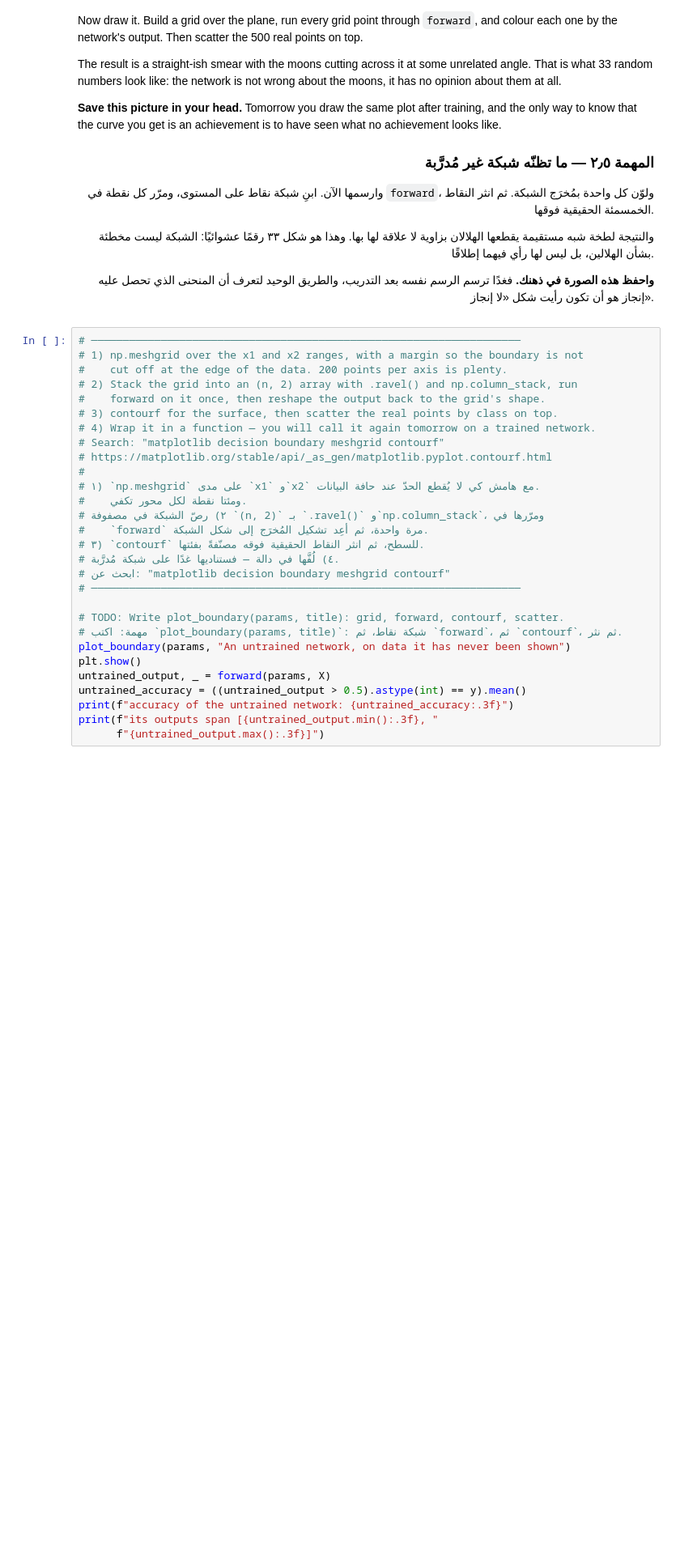
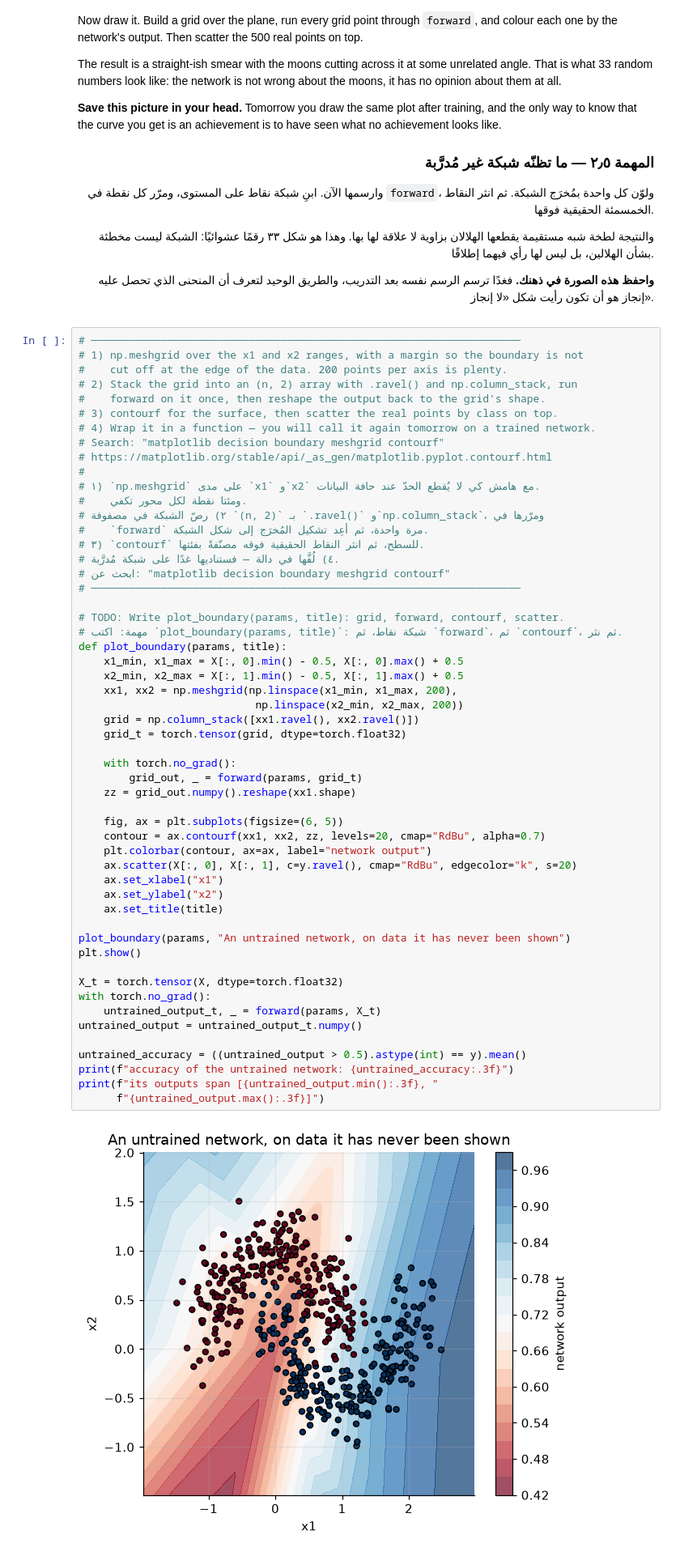
Before and after one commit to 43u0/AIEP_Olo_student, a Jupyter notebook: week_3_neural_networks/labs/D2_forward_pass/D2_forward_pass_blank.ipynb, the cells around one changed output. Shown at 81% size. Saved outputs shown, nothing was run; the diff lists cells and outputs as text; blank space fills up the shorter version.

```diff
--- a/week_3_neural_networks/labs/D2_forward_pass/D2_forward_pass_blank.ipynb
+++ b/week_3_neural_networks/labs/D2_forward_pass/D2_forward_pass_blank.ipynb
@@ -711,29 +750,56 @@ to know that the curve you get is an achievement is to have seen what no achieve
 # %%
 # ────────────────────────────────────────────────────────────────────
 # 1) np.meshgrid over the x1 and x2 ranges, with a margin so the boundary is not
 #    cut off at the edge of the data. 200 points per axis is plenty.
 # 2) Stack the grid into an (n, 2) array with .ravel() and np.column_stack, run
 #    forward on it once, then reshape the output back to the grid's shape.
 # 3) contourf for the surface, then scatter the real points by class on top.
 # 4) Wrap it in a function — you will call it again tomorrow on a trained network.
 # Search: "matplotlib decision boundary meshgrid contourf"
 # https://matplotlib.org/stable/api/_as_gen/matplotlib.pyplot.contourf.html
 #
 # ١) `np.meshgrid` على مدى `x1` و`x2` مع هامش كي لا يُقطع الحدّ عند حافة البيانات.
 #    ومئتا نقطة لكل محور تكفي.
 # ٢) رصّ الشبكة في مصفوفة `(n, 2)` بـ `.ravel()` و`np.column_stack`، ومرّرها في
 #    `forward` مرة واحدة، ثم أعِد تشكيل المُخرَج إلى شكل الشبكة.
 # ٣) `contourf` للسطح، ثم انثر النقاط الحقيقية فوقه مصنّفةً بفئتها.
 # ٤) لُفَّها في دالة — فستناديها غدًا على شبكة مُدرَّبة.
 # ابحث عن: "matplotlib decision boundary meshgrid contourf"
 # ────────────────────────────────────────────────────────────────────
 
 # TODO: Write plot_boundary(params, title): grid, forward, contourf, scatter.
 # مهمة: اكتب `plot_boundary(params, title)`: شبكة نقاط، ثم `forward`، ثم `contourf`، ثم نثر.
+def plot_boundary(params, title):
+    x1_min, x1_max = X[:, 0].min() - 0.5, X[:, 0].max() + 0.5
+    x2_min, x2_max = X[:, 1].min() - 0.5, X[:, 1].max() + 0.5
+    xx1, xx2 = np.meshgrid(np.linspace(x1_min, x1_max, 200),
+                            np.linspace(x2_min, x2_max, 200))
+    grid = np.column_stack([xx1.ravel(), xx2.ravel()])
+    grid_t = torch.tensor(grid, dtype=torch.float32)
+
+    with torch.no_grad():
+        grid_out, _ = forward(params, grid_t)
+    zz = grid_out.numpy().reshape(xx1.shape)
+
+    fig, ax = plt.subplots(figsize=(6, 5))
+    contour = ax.contourf(xx1, xx2, zz, levels=20, cmap="RdBu", alpha=0.7)
+    plt.colorbar(contour, ax=ax, label="network output")
+    ax.scatter(X[:, 0], X[:, 1], c=y.ravel(), cmap="RdBu", edgecolor="k", s=20)
+    ax.set_xlabel("x1")
+    ax.set_ylabel("x2")
+    ax.set_title(title)
+
 plot_boundary(params, "An untrained network, on data it has never been shown")
 plt.show()
-untrained_output, _ = forward(params, X)
+
+X_t = torch.tensor(X, dtype=torch.float32)
+with torch.no_grad():
+    untrained_output_t, _ = forward(params, X_t)
+untrained_output = untrained_output_t.numpy()
+
 untrained_accuracy = ((untrained_output > 0.5).astype(int) == y).mean()
 print(f"accuracy of the untrained network: {untrained_accuracy:.3f}")
 print(f"its outputs span [{untrained_output.min():.3f}, "
       f"{untrained_output.max():.3f}]")
+# %% [output]
+[figure, added]
```
Also changed, not shown: parts of 7 cells of this notebook.
